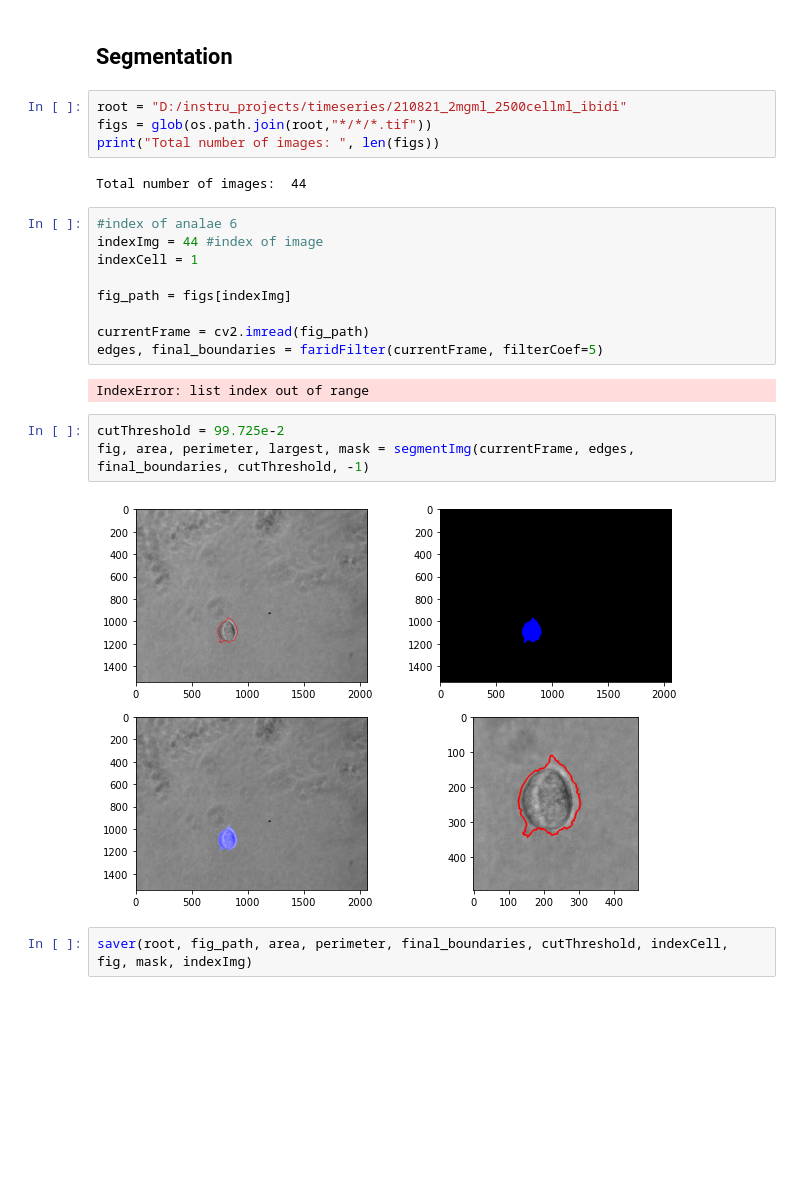
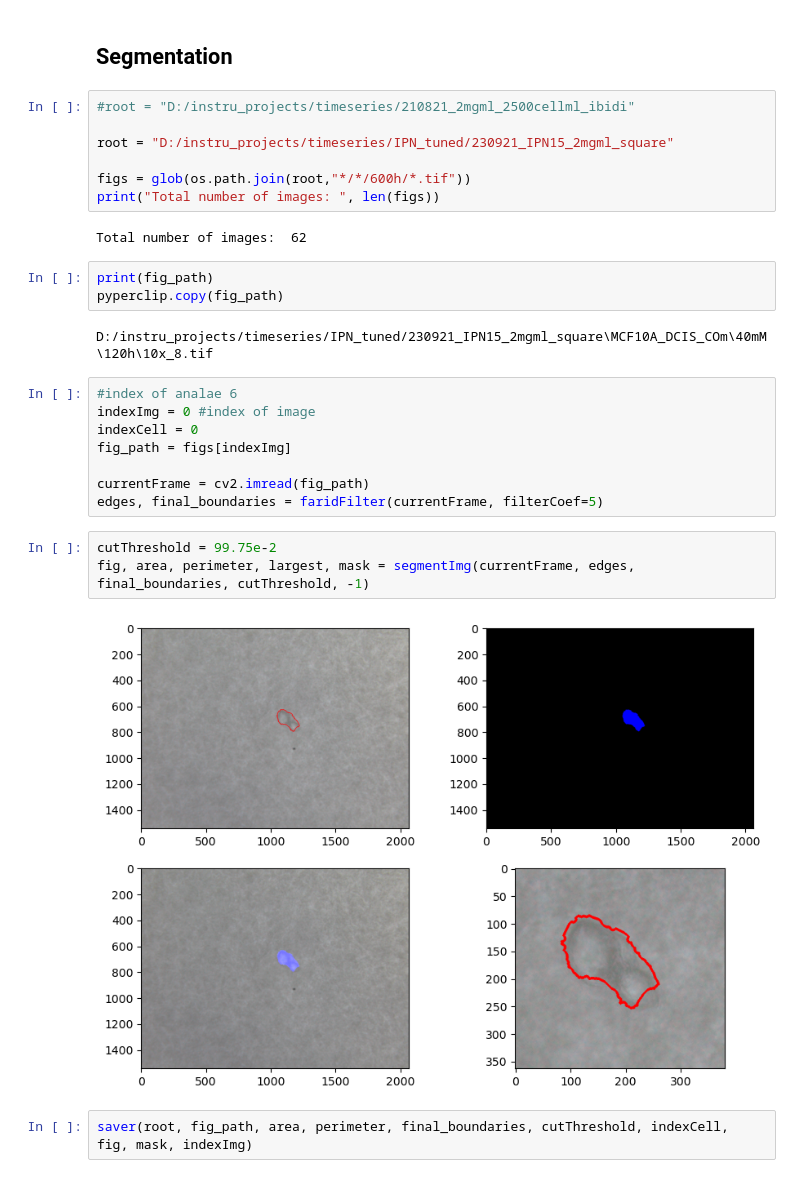
Before and after one commit to ArttuD/InstruProject, a Jupyter notebook: incubationSeries/cleanSegment.ipynb, the cells around one changed output. Cells and saved outputs as stored; diff of their text form; blank space fills up the shorter version.

```diff
--- a/incubationSeries/cleanSegment.ipynb
+++ b/incubationSeries/cleanSegment.ipynb
@@ -8,27 +24,32 @@ from tools.functions import *
 # %% [markdown]
 ## Segmentation
 # %%
-root = "D:/instru_projects/timeseries/210821_2mgml_2500cellml_ibidi"
-figs = glob(os.path.join(root,"*/*/*.tif"))
+#root = "D:/instru_projects/timeseries/210821_2mgml_2500cellml_ibidi"
+
+root = "D:/instru_projects/timeseries/IPN_tuned/230921_IPN15_2mgml_square"
+
+figs = glob(os.path.join(root,"*/*/600h/*.tif"))
 print("Total number of images: ", len(figs))
 # %% [output]
-Total number of images:  44
+Total number of images:  62
+# %%
+print(fig_path)
+pyperclip.copy(fig_path)
+# %% [output]
+D:/instru_projects/timeseries/IPN_tuned/230921_IPN15_2mgml_square\MCF10A_DCIS_COm\40mM\120h\10x_8.tif
 # %%
 #index of analae 6
-indexImg = 44 #index of image
-indexCell = 1
-
+indexImg = 0 #index of image
+indexCell = 0
 fig_path = figs[indexImg]
 
 currentFrame = cv2.imread(fig_path)
 edges, final_boundaries = faridFilter(currentFrame, filterCoef=5)
-# %% [output]
-IndexError: list index out of range
 # %%
-cutThreshold = 99.725e-2
+cutThreshold = 99.75e-2
 fig, area, perimeter, largest, mask = segmentImg(currentFrame, edges, final_boundaries, cutThreshold, -1)
 # %% [output]
-[figure, old version]
+[figure, new version]
 # %%
 saver(root, fig_path, area, perimeter, final_boundaries, cutThreshold, indexCell, fig, mask, indexImg)
 # %% [markdown]
```
Also changed, not shown: parts of 16 cells of this notebook, 1 other file.
